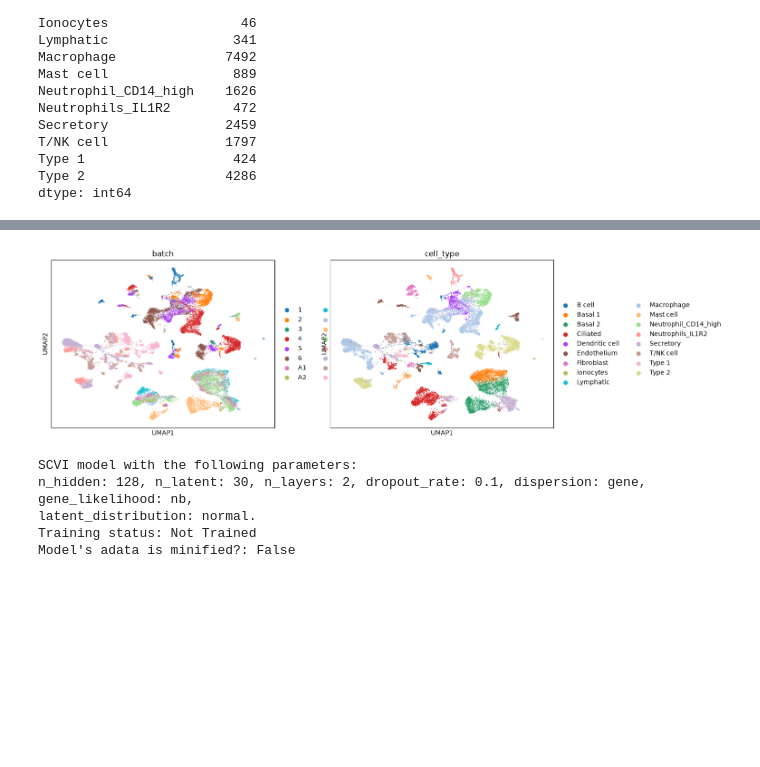
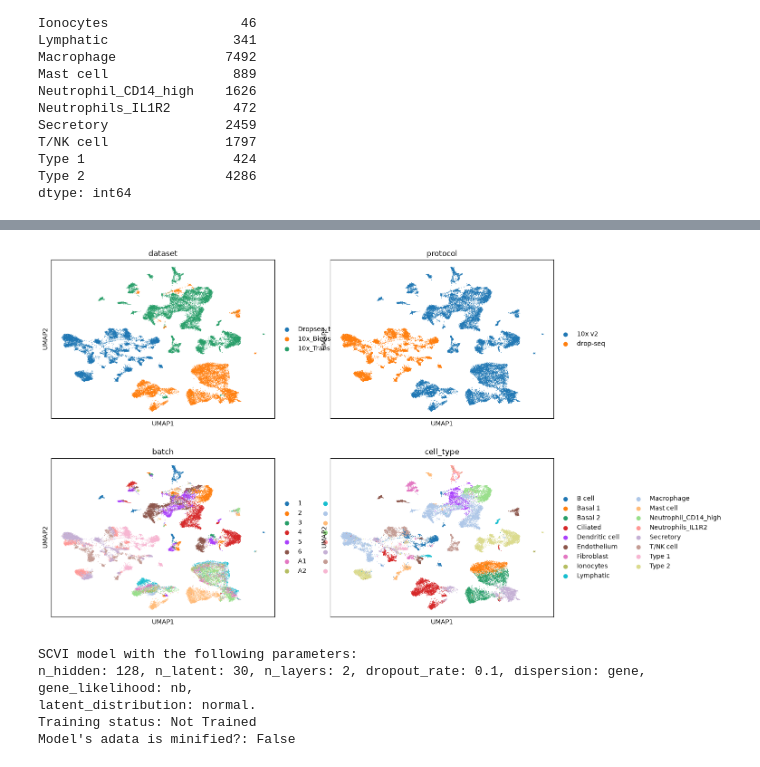
Before and after one commit to saldanB/bibola, a Jupyter notebook: lung_atlas_benchmark.ipynb, the cells around one changed output, grey strips where cells are left out. Drawn from its saved outputs; the diff is of its cells as text; code cells hidden in the pictures; blank space fills up the shorter version.

```diff
--- a/lung_atlas_benchmark.ipynb
+++ b/lung_atlas_benchmark.ipynb
@@ -48,3 +29,0 @@ dtype: int64
-# %%
-anndata.obs["batch_int"] = anndata.obs["batch"].map(batch_ids).astype(int)
-anndata.obs
@@ -91,9 +72,9 @@ sc.pp.neighbors(anndata)
 sc.tl.umap(anndata)
 # %%
 # original UMAP (without batch correction)
-sc.pl.umap(anndata, color=["batch", "cell_type"], palette=sc.pl.palettes.vega_20_scanpy)
+sc.pl.umap(anndata, color=["dataset", "protocol", "batch", "cell_type"], palette=sc.pl.palettes.vega_20_scanpy, ncols=2)
 # %% [output]
-[figure, old version]
+[figure, new version]
 # %%
 scvi.model.SCVI.setup_anndata(anndata, layer="counts", batch_key="batch")
 # %%
```
Also changed, not shown: parts of 27 cells of this notebook, 1 other file.
